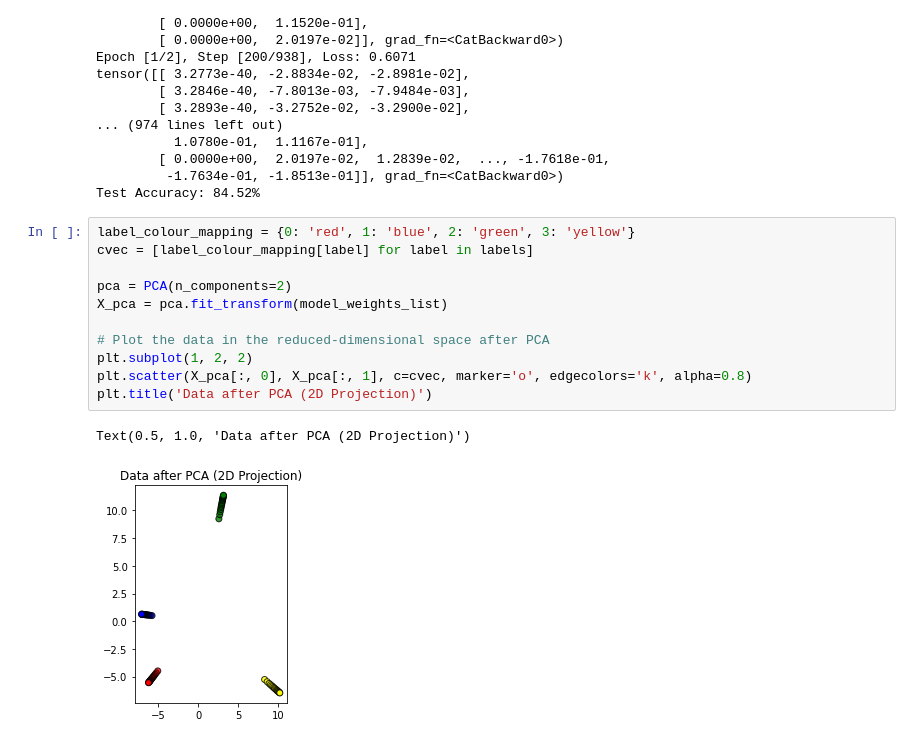
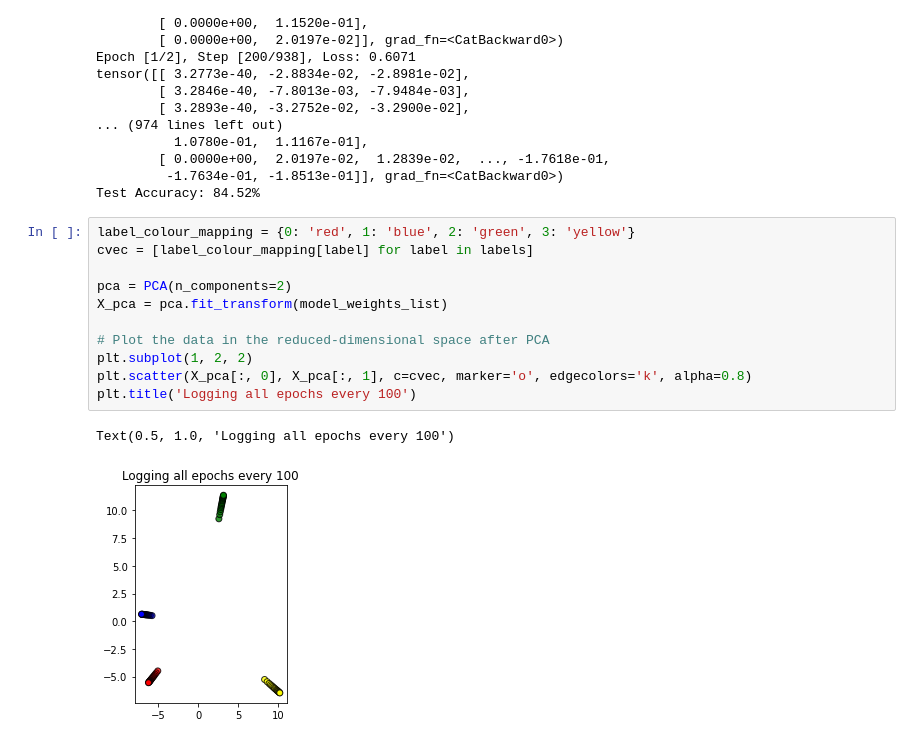
Before and after one commit to uptacks/MARS-2024, a Jupyter notebook: sgd-exp/notebooks/main.ipynb, the cells around one changed output. Drawn from its saved outputs; the diff is of its cells as text.

```diff
--- a/sgd-exp/notebooks/main.ipynb
+++ b/sgd-exp/notebooks/main.ipynb
@@ -274,14 +274,14 @@ Test Accuracy: 84.52%
 # %%
 label_colour_mapping = {0: 'red', 1: 'blue', 2: 'green', 3: 'yellow'}
 cvec = [label_colour_mapping[label] for label in labels]
 
 pca = PCA(n_components=2)
 X_pca = pca.fit_transform(model_weights_list)
 
 # Plot the data in the reduced-dimensional space after PCA
 plt.subplot(1, 2, 2)
 plt.scatter(X_pca[:, 0], X_pca[:, 1], c=cvec, marker='o', edgecolors='k', alpha=0.8)
-plt.title('Data after PCA (2D Projection)')
+plt.title('Logging all epochs every 100')
 # %% [output]
-Text(0.5, 1.0, 'Data after PCA (2D Projection)')
+Text(0.5, 1.0, 'Logging all epochs every 100')
-[figure, old version]
+[figure, new version]
```
Also changed, not shown: parts of 2 cells of this notebook.
